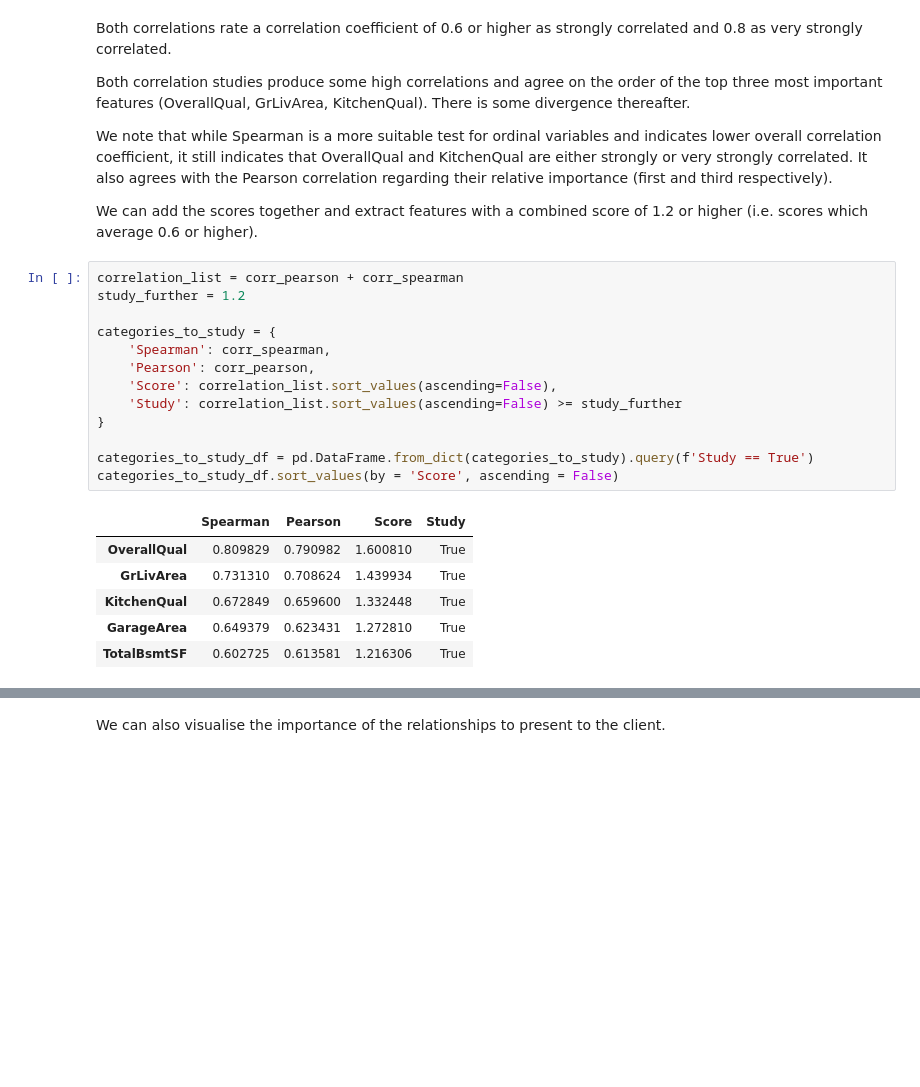
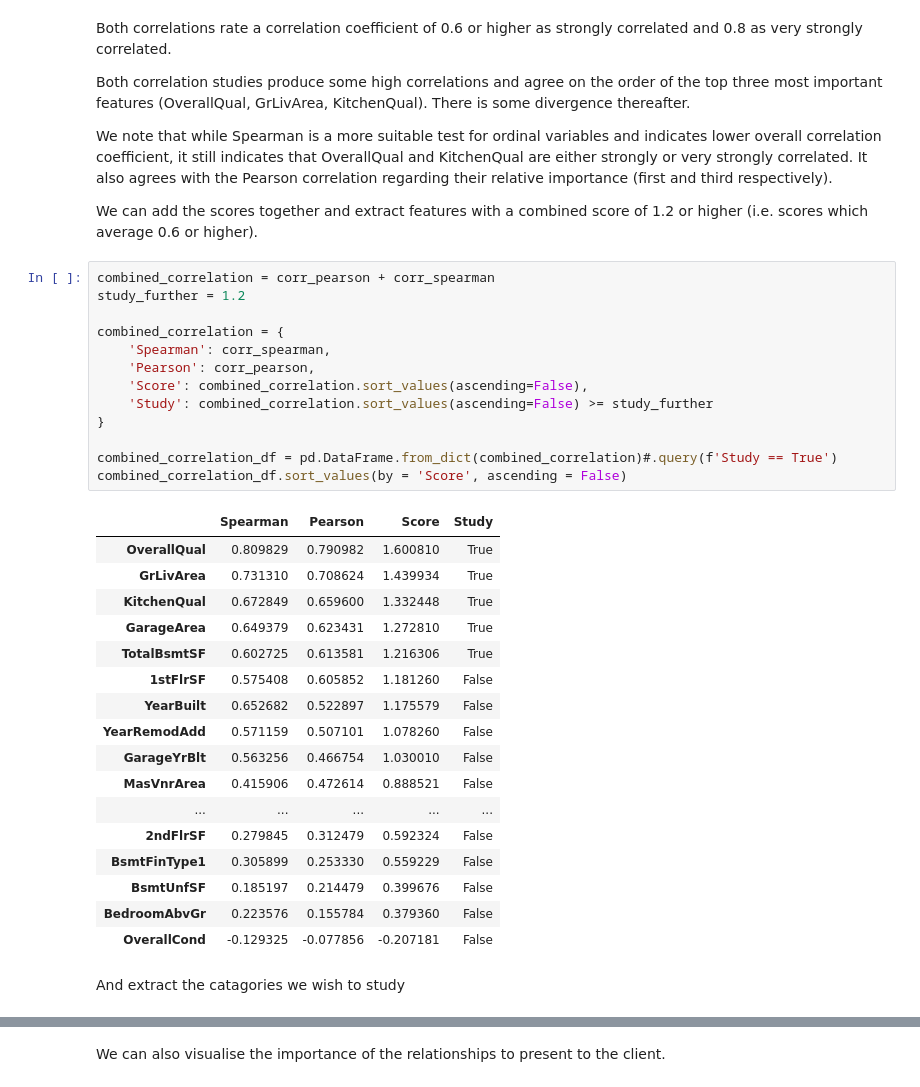
Before and after one commit to ewradcliffe/Heritage-Housing, a Jupyter notebook: jupyter_notebooks/05 - PriceCorrelationStudy.ipynb, the cells around one changed output, grey strips where cells are left out. Cells and saved outputs as stored; diff of their text form; blank space fills up the shorter version.

Commit message:
Refactor correlation study code. Update visualisation.

```diff
--- a/jupyter_notebooks/05 - PriceCorrelationStudy.ipynb
+++ b/jupyter_notebooks/05 - PriceCorrelationStudy.ipynb
@@ -194,22 +194,35 @@ We note that while Spearman is a more suitable test for ordinal variables and in
 
 We can add the scores together and extract features with a combined score of 1.2 or higher (i.e. scores which average 0.6 or higher).
 # %%
-correlation_list = corr_pearson + corr_spearman
+combined_correlation = corr_pearson + corr_spearman
 study_further = 1.2
 
-categories_to_study = {
+combined_correlation = {
     'Spearman': corr_spearman,
     'Pearson': corr_pearson,
-    'Score': correlation_list.sort_values(ascending=False),
-    'Study': correlation_list.sort_values(ascending=False) >= study_further
+    'Score': combined_correlation.sort_values(ascending=False),
+    'Study': combined_correlation.sort_values(ascending=False) >= study_further
 }
 
-categories_to_study_df = pd.DataFrame.from_dict(categories_to_study).query(f'Study == True')
-categories_to_study_df.sort_values(by = 'Score', ascending = False)
+combined_correlation_df = pd.DataFrame.from_dict(combined_correlation)#.query(f'Study == True')
+combined_correlation_df.sort_values(by = 'Score', ascending = False)
 # %% [output]
 |  | Spearman | Pearson | Score | Study |
 | OverallQual | 0.809829 | 0.790982 | 1.600810 | True |
 | GrLivArea | 0.731310 | 0.708624 | 1.439934 | True |
 | KitchenQual | 0.672849 | 0.659600 | 1.332448 | True |
 | GarageArea | 0.649379 | 0.623431 | 1.272810 | True |
 | TotalBsmtSF | 0.602725 | 0.613581 | 1.216306 | True |
+| 1stFlrSF | 0.575408 | 0.605852 | 1.181260 | False |
+| YearBuilt | 0.652682 | 0.522897 | 1.175579 | False |
+| YearRemodAdd | 0.571159 | 0.507101 | 1.078260 | False |
+| GarageYrBlt | 0.563256 | 0.466754 | 1.030010 | False |
+| MasVnrArea | 0.415906 | 0.472614 | 0.888521 | False |
+| ... | ... | ... | ... | ... |
+| 2ndFlrSF | 0.279845 | 0.312479 | 0.592324 | False |
+| BsmtFinType1 | 0.305899 | 0.253330 | 0.559229 | False |
+| BsmtUnfSF | 0.185197 | 0.214479 | 0.399676 | False |
+| BedroomAbvGr | 0.223576 | 0.155784 | 0.379360 | False |
+| OverallCond | -0.129325 | -0.077856 | -0.207181 | False |
+# %% [markdown]
+And extract the catagories we wish to study
```
Also changed, not shown: parts of 6 cells of this notebook, 8 other files.
